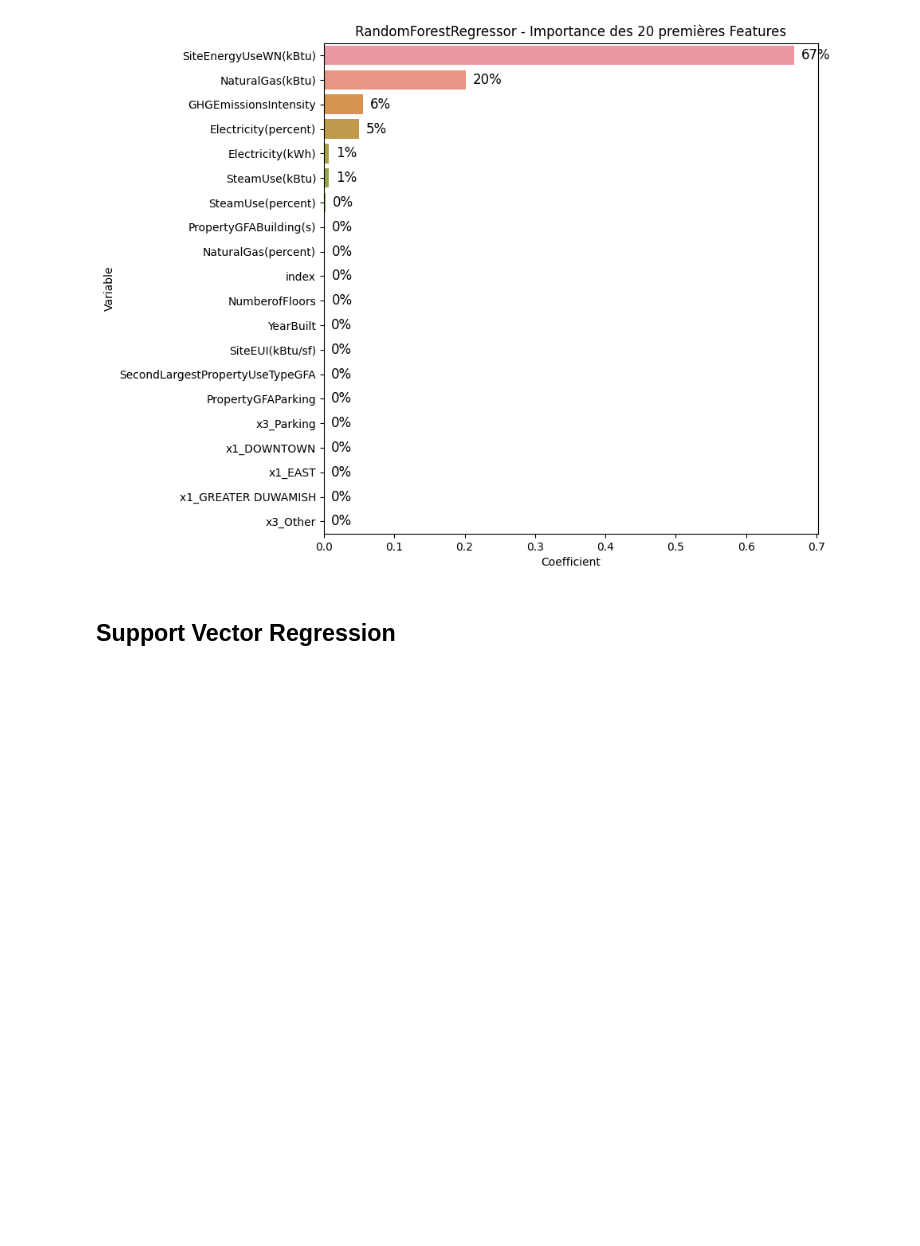
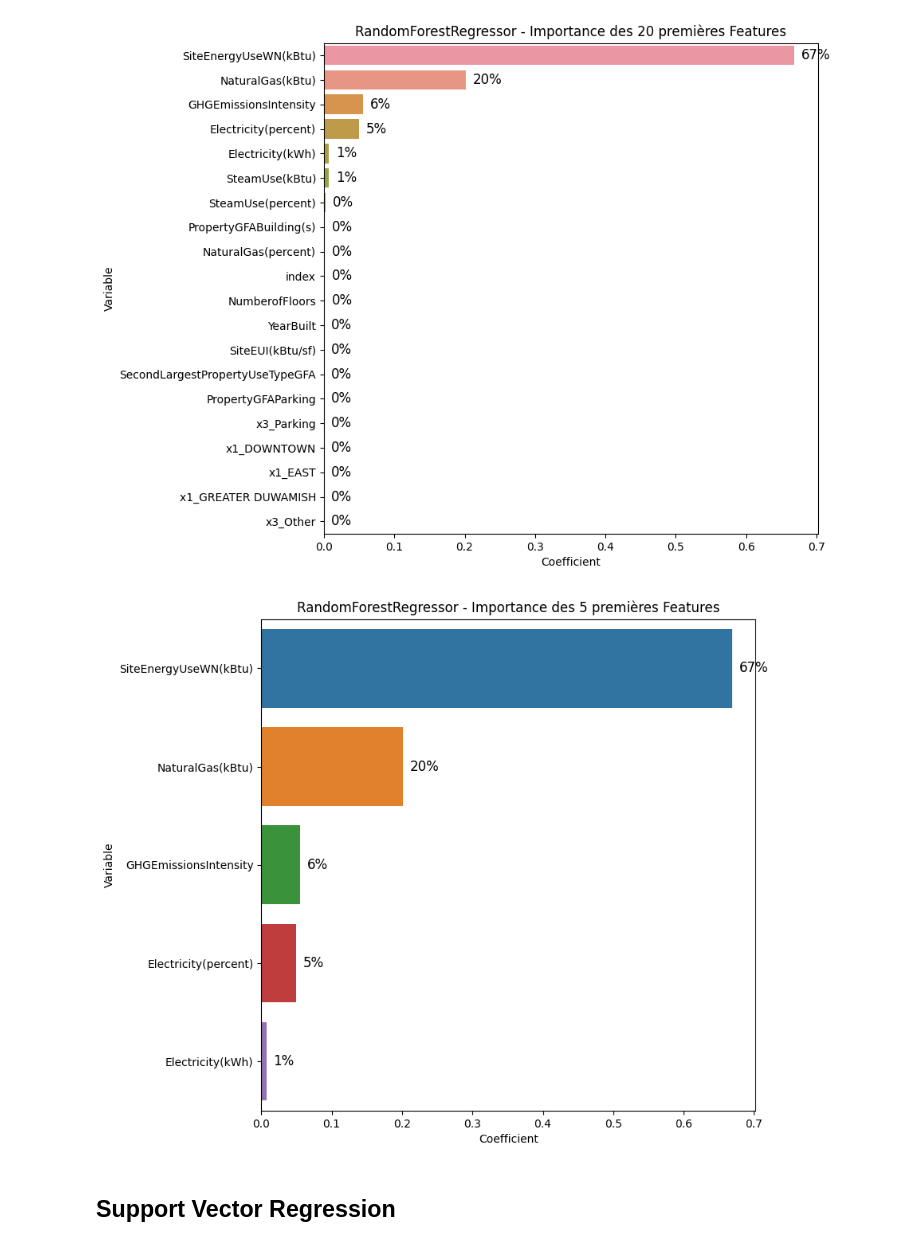
Before and after one commit to wdavid93/OpenClassRoom, a Jupyter notebook: Projet_4/Modele_final_TotalGHGEmissions_v2.ipynb, the cells around one changed output. Drawn from its saved outputs; the diff is of its cells as text; code cells hidden in the pictures; blank space fills up the shorter version.

```diff
--- a/Projet_4/Modele_final_TotalGHGEmissions_v2.ipynb
+++ b/Projet_4/Modele_final_TotalGHGEmissions_v2.ipynb
@@ -706,6 +706,30 @@ for p in barplot.patches:
 plt.show()
 # %% [output]
 [figure]
+# %%
+plt.figure(figsize=(8, 8))
+plt.title('RandomForestRegressor - Importance des 5 premières Features')
+
+# Obtenir les 5 premières colonnes les plus importantes
+top_5_features = liste_coefs_rer['Variable'].head(5)
+
+# Créer le graphique à barres
+barplot = sns.barplot(y=top_5_features, x=liste_coefs_rer['Coefficient'].head(5))
+
+# Parcourir toutes les barres et ajouter les pourcentages correspondants
+for p in barplot.patches:
+    width = p.get_width()    # Récupérer la largeur de la barre
+    percentage = width * 100    # Calculer le pourcentage
+    plt.text(width + 0.01,    # Ajouter un petit décalage
+             p.get_y() + p.get_height() / 2,    # Récupérer la hauteur de la barre
+             f'{percentage:.0f}%',    # Afficher le pourcentage sans décimale
+             ha='left',    # Aligner à gauche
+             va='center',    # Centrer verticalement
+             fontsize=12)    # Taille de la police
+
+plt.show()
+# %% [output]
+[figure, added]
 # %% [markdown]
 ## Support Vector Regression
 # %%
```
Also changed, not shown: parts of 31 cells of this notebook, 14 other files.
